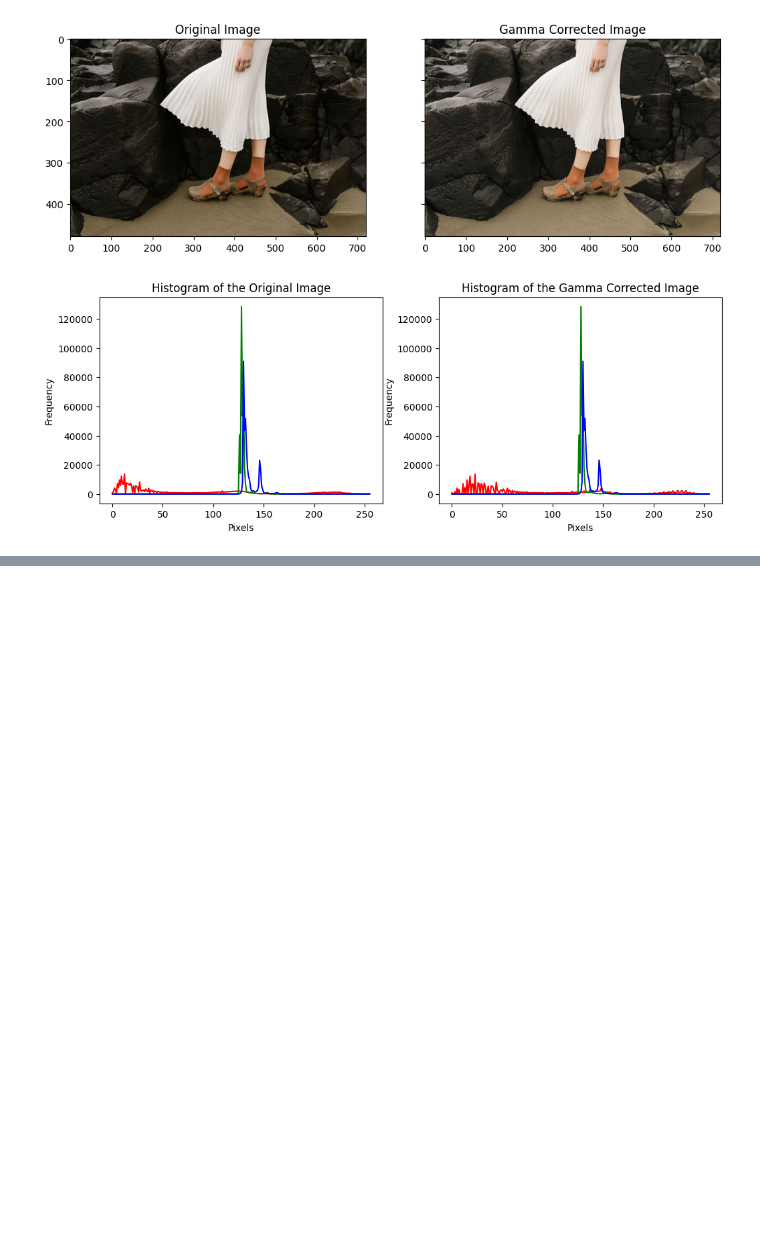
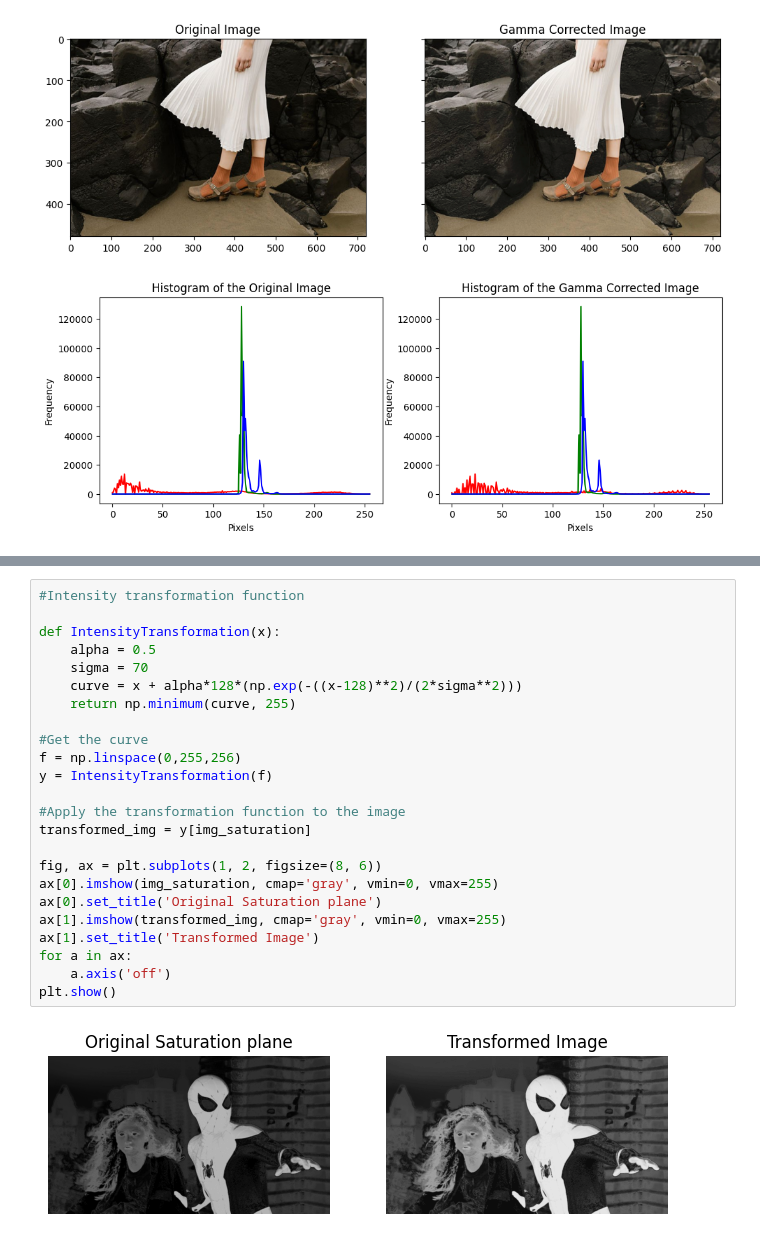
Before and after one commit to AvindaShamal/EN3160_Assignments, a Jupyter notebook: 210599E_Assignment1.ipynb, the cells around one changed output, grey strips where cells are left out. Drawn from its saved outputs; the diff is of its cells as text; blank space fills up the shorter version.

```diff
--- a/210599E_Assignment1.ipynb
+++ b/210599E_Assignment1.ipynb
@@ -142,0 +188,26 @@ Text(0, 0.5, 'Frequency')
+# %%
+#Intensity transformation function
+
+def IntensityTransformation(x):
+    alpha = 0.5
+    sigma = 70
+    curve = x + alpha*128*(np.exp(-((x-128)**2)/(2*sigma**2)))
+    return np.minimum(curve, 255)
+
+#Get the curve
+f = np.linspace(0,255,256)
+y = IntensityTransformation(f)
+
+#Apply the transformation function to the image
+transformed_img = y[img_saturation]
+
+fig, ax = plt.subplots(1, 2, figsize=(8, 6))
+ax[0].imshow(img_saturation, cmap='gray', vmin=0, vmax=255)
+ax[0].set_title('Original Saturation plane')
+ax[1].imshow(transformed_img, cmap='gray', vmin=0, vmax=255)
+ax[1].set_title('Transformed Image')
+for a in ax:
+    a.axis('off')
+plt.show()
+# %% [output]
+[figure, added]
```
Also changed, not shown: parts of 5 cells of this notebook.
